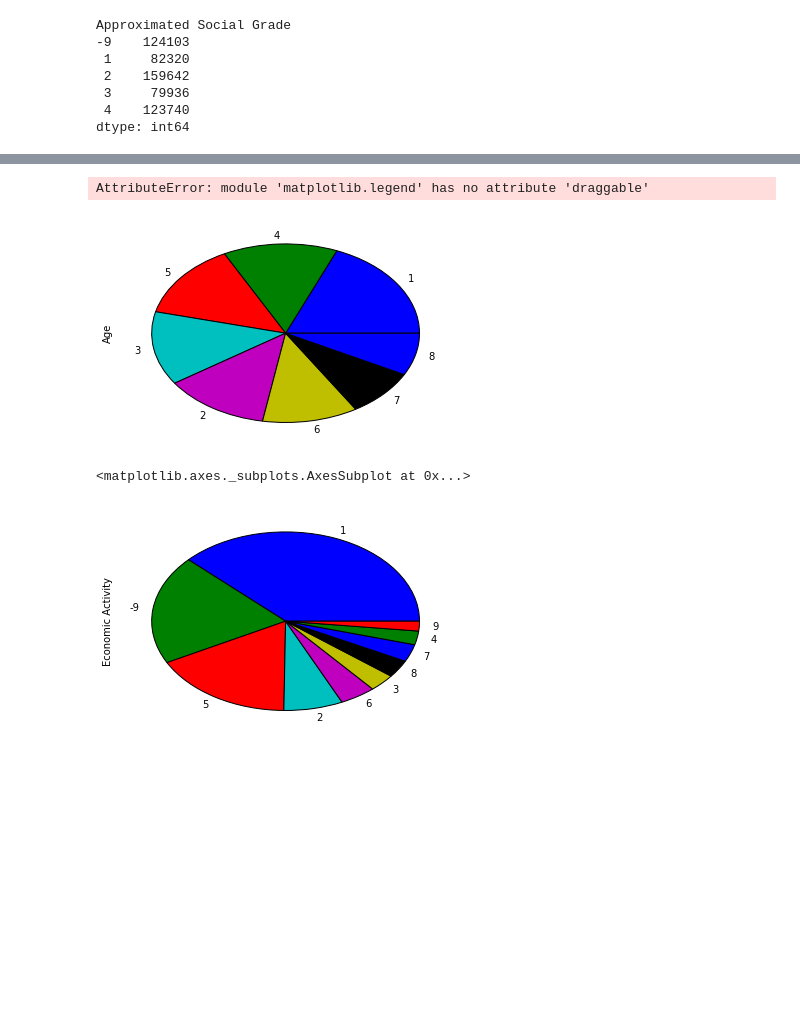
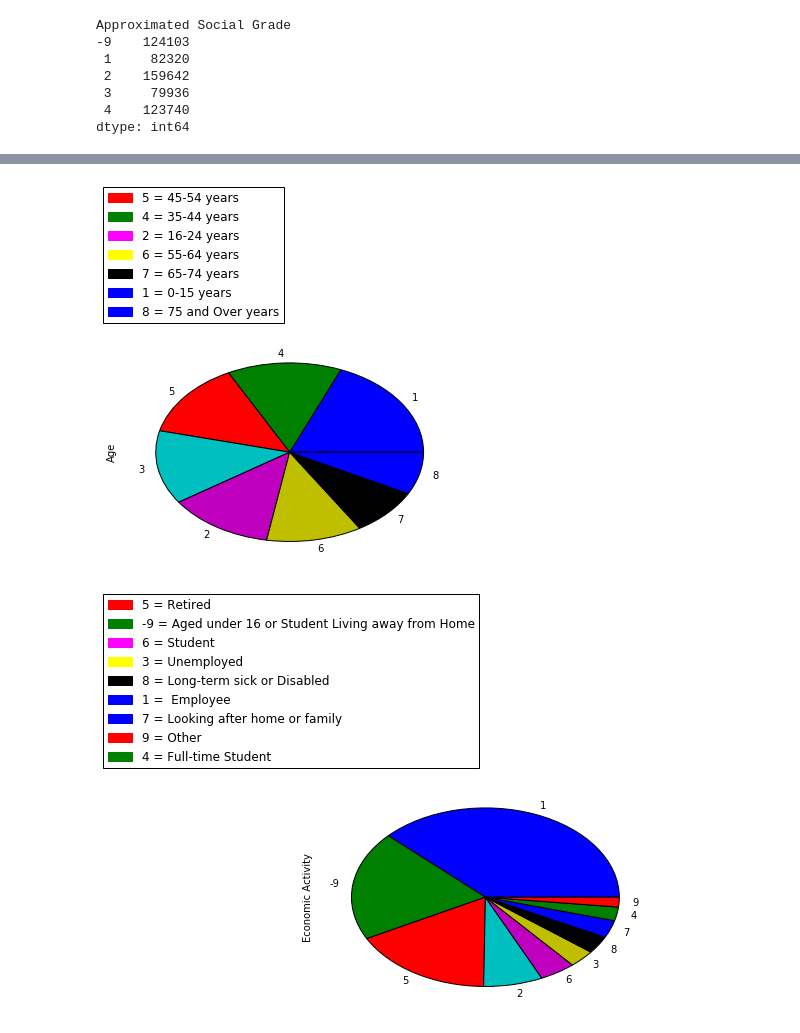
Before and after one commit to Essymay/CS2006p3, a Jupyter notebook: census2011.ipynb, the cells around one changed output, grey strips where cells are left out. Saved outputs shown, nothing was run; the diff lists cells and outputs as text; code cells hidden in the pictures; blank space fills up the shorter version.

```diff
--- a/census2011.ipynb
+++ b/census2011.ipynb
@@ -308,23 +333,32 @@ refinedData['Occupation'].value_counts().plot(kind="bar")
 # %%
 refinedData['Age'].value_counts().plot(kind="pie")
 
-red_patch = patch.Patch(color='red', label='45-54 years')
-green_patch = patch.Patch(color='green', label='35-44 years')
-pink_patch = patch.Patch(color='pink', label='16-24 years')
-yellow_patch = patch.Patch(color='yellow', label='55-64 years')
-black_patch = patch.Patch(color='black', label='65-74 years')
-blue_patch = patch.Patch(color='blue', label='0-15 years')
-bluer_patch = patch.Patch(color='blue', label='75 and Over years')
-legend = pl.draggable()
+red_patch = patch.Patch(color='red', label='5 = 45-54 years')
+green_patch = patch.Patch(color='green', label='4 = 35-44 years')
+pink_patch = patch.Patch(color='magenta', label='2 = 16-24 years')
+yellow_patch = patch.Patch(color='yellow', label='6 = 55-64 years')
+black_patch = patch.Patch(color='black', label='7 = 65-74 years')
+blue_patch = patch.Patch(color='blue', label='1 = 0-15 years')
+bluer_patch = patch.Patch(color='blue', label='8 = 75 and Over years')
 
-
-pl.DraggableLegend(legend, use_blit=Flase, update='loc',handles=[red_patch, green_patch, pink_patch, yellow_patch, black_patch, blue_patch, bluer_patch], loc = 'lower right')
+plt.legend(handles=[red_patch, green_patch, pink_patch, yellow_patch, black_patch, blue_patch, bluer_patch], loc = 'lower right', bbox_to_anchor=(0.5,1.05))
 plt.show()
 # %% [output]
-AttributeError: module 'matplotlib.legend' has no attribute 'draggable'
-[figure, old version]
+[figure, new version]
-# %%
-refinedData['Economic Activity'].value_counts().plot(kind="pie")
-# %% [output]
-<matplotlib.axes._subplots.AxesSubplot at 0x...>
-[figure, removed]
+# %%
+refinedData['Economic Activity'].value_counts().plot(kind="pie")
+
+red_patch = patch.Patch(color='red', label='5 = Retired')
+green_patch = patch.Patch(color='green', label='-9 = Aged under 16 or Student Living away from Home')
+pink_patch = patch.Patch(color='magenta', label='6 = Student')
+yellow_patch = patch.Patch(color='yellow', label='3 = Unemployed')
+black_patch = patch.Patch(color='black', label='8 = Long-term sick or Disabled')
+blue_patch = patch.Patch(color='blue', label='1 =  Employee')
+bluer_patch = patch.Patch(color='blue', label='7 = Looking after home or family')
+greener_patch = patch.Patch(color='green', label='4 = Full-time Student')
+reder_patch = patch.Patch(color='red', label='9 = Other')
+
+plt.legend(handles=[red_patch, green_patch, pink_patch, yellow_patch, black_patch, blue_patch, bluer_patch,reder_patch,greener_patch ], loc = 'lower right', bbox_to_anchor=(0.5,1.05))
+plt.show()
+# %% [output]
+[figure, added]
```
Also changed, not shown: parts of 5 cells of this notebook.
